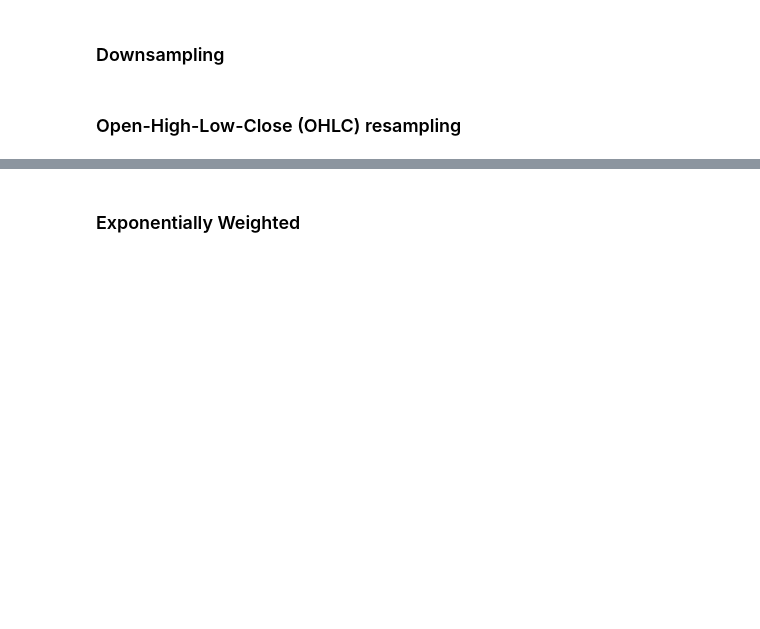
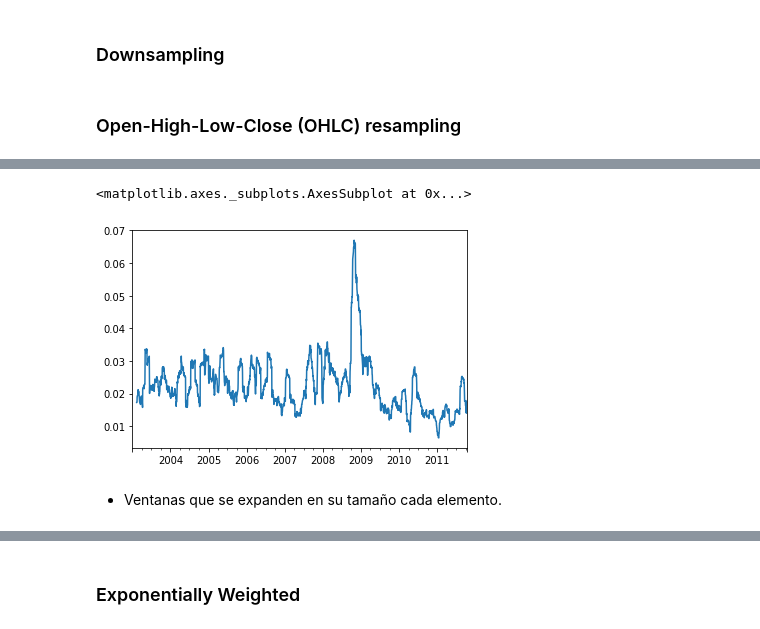
Before and after one commit to fernandodelacalle/miax-python, a Jupyter notebook: day_3/3_06.ipynb, the cells around one changed output, grey strips where cells are left out. Drawn from its saved outputs; the diff is of its cells as text; code cells hidden in the pictures; blank space fills up the shorter version.

```diff
--- a/day_3/3_06.ipynb
+++ b/day_3/3_06.ipynb
@@ -130,0 +177,8 @@ expanding_mean
+# %%
+std_ret = close_px.AAPL.pct_change().rolling(30).std()
+std_ret.plot()
+# %% [output]
+<matplotlib.axes._subplots.AxesSubplot at 0x...>
+[figure, added]
+# %% [markdown]
+- Ventanas que se expanden en su tamaño cada elemento.
```
Also changed, not shown: parts of 25 cells of this notebook, 8 other files.
